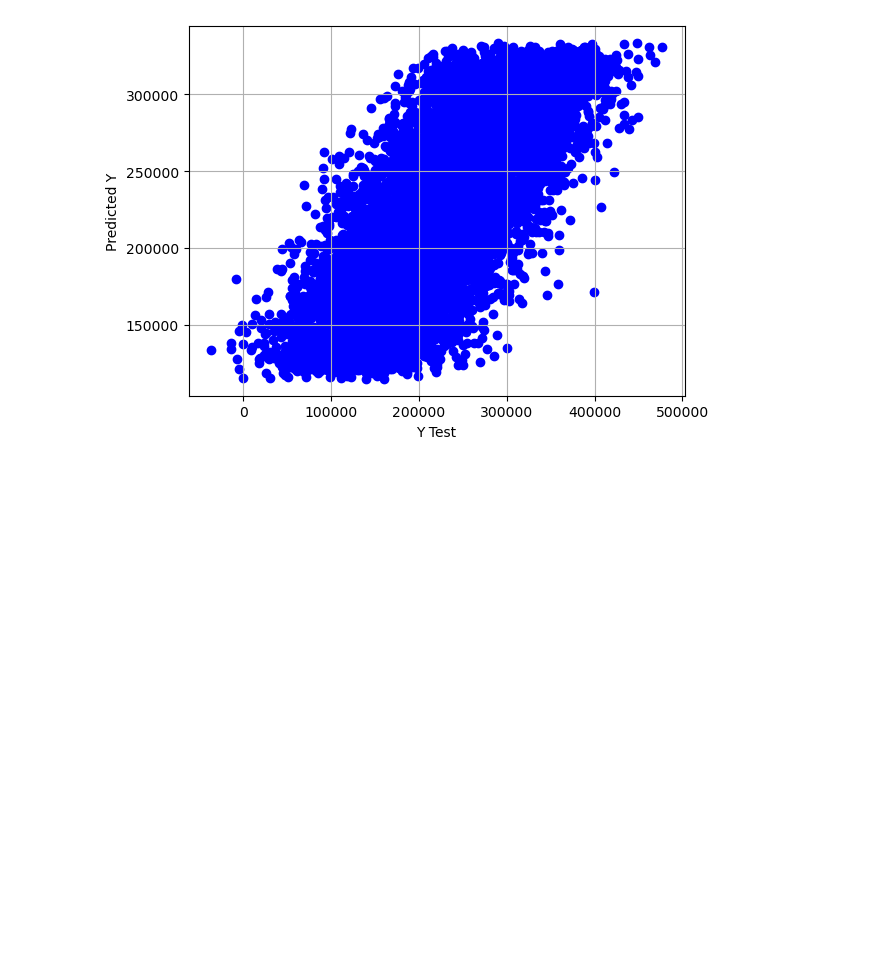
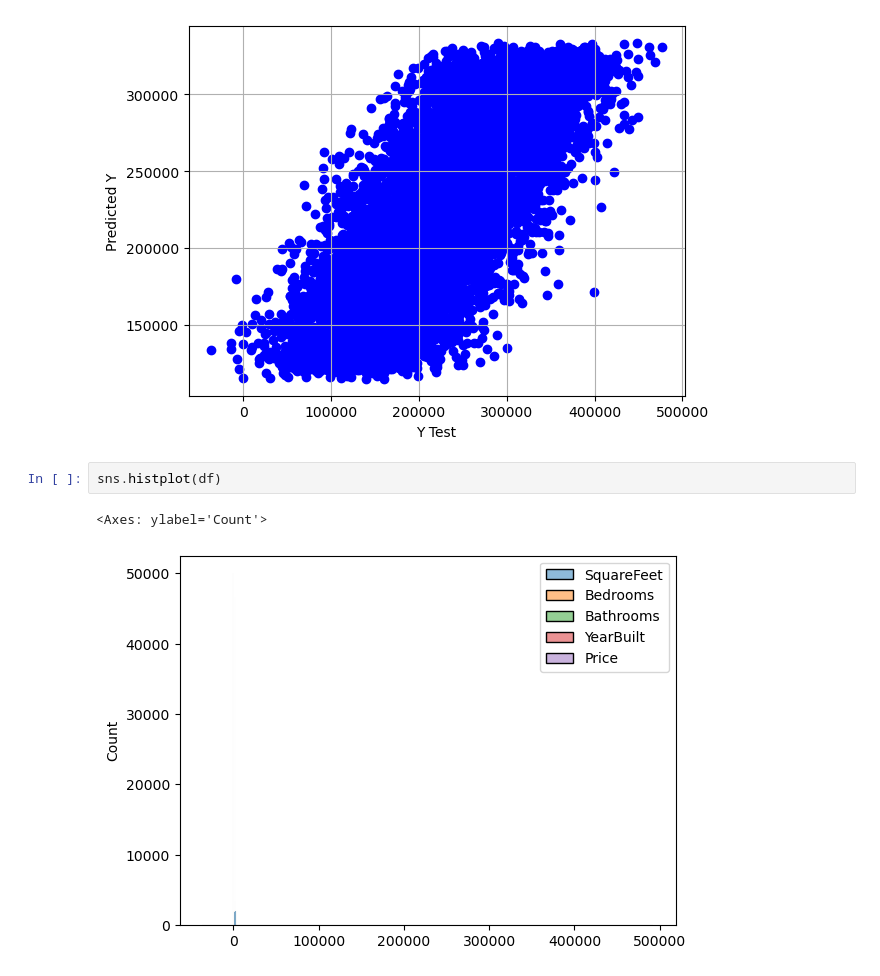
Before and after one commit to CatVenn/Final-Project, a Jupyter notebook: Machine Learning.ipynb, the cells around one changed output. Cells and saved outputs as stored; diff of their text form; blank space fills up the shorter version.

```diff
--- a/Machine Learning.ipynb
+++ b/Machine Learning.ipynb
@@ -191,3 +197,8 @@ plt.ylabel('Predicted Y')
 plt.grid()
 # %% [output]
 [figure]
+# %%
+sns.histplot(df)
+# %% [output]
+<Axes: ylabel='Count'>
+[figure, added]
```
Also changed, not shown: parts of 2 cells of this notebook, 1 other file.
